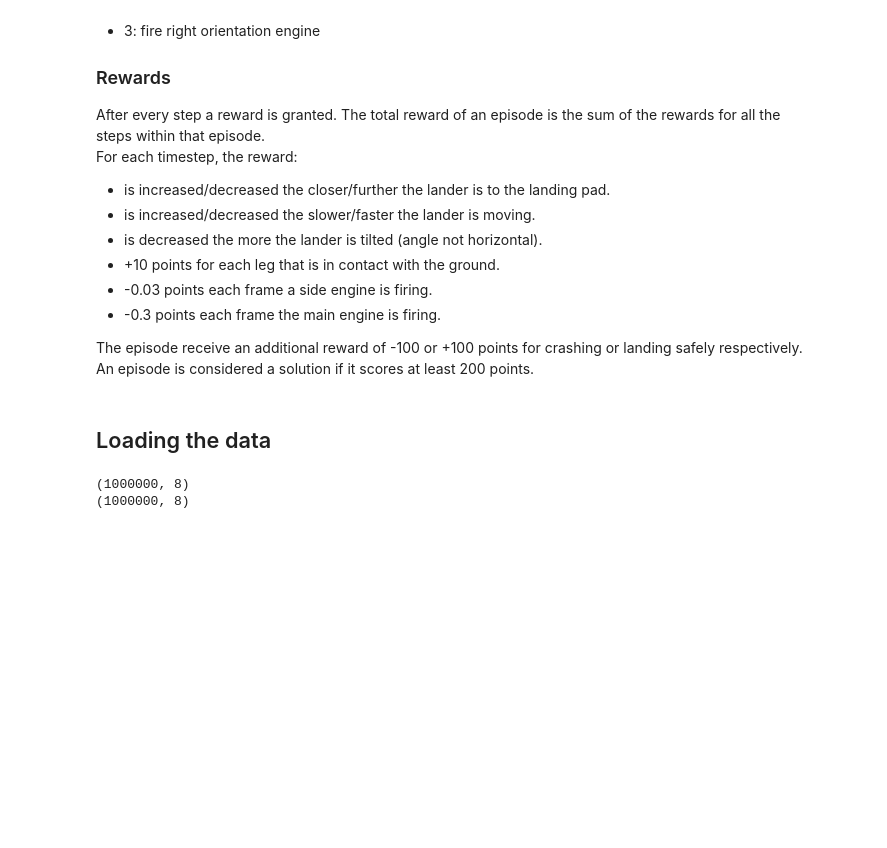
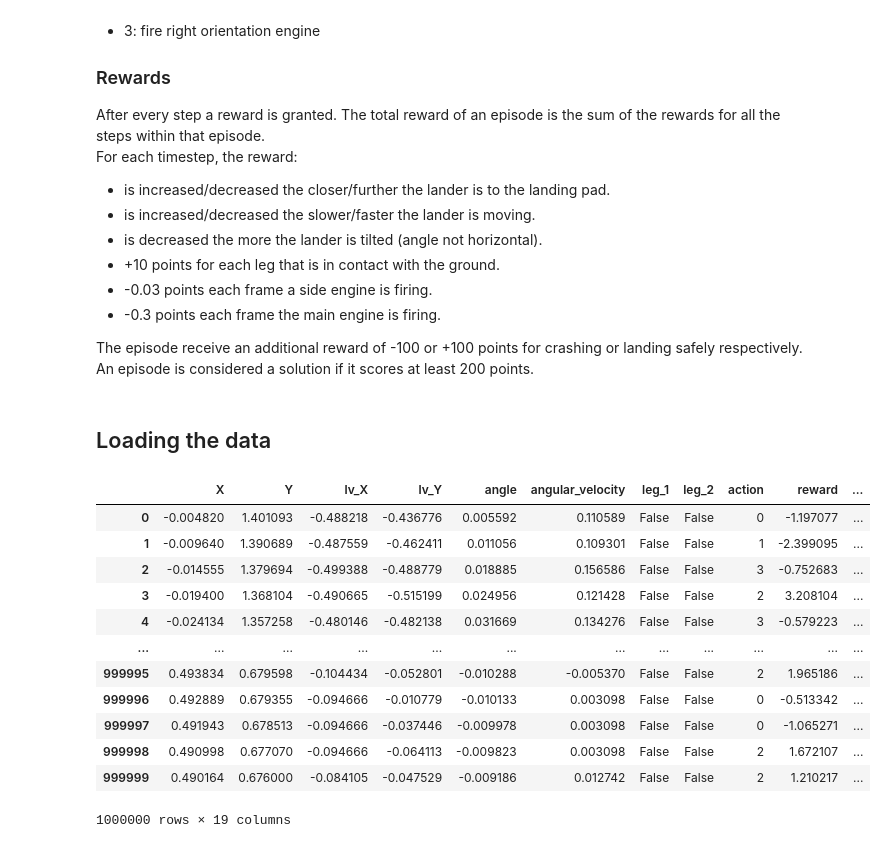
Before and after one commit to andonov16/Offline_RL_PW, a Jupyter notebook: notebooks/data_exploration.ipynb, the cells around one changed output. Cells and saved outputs as stored; diff of their text form; code cells hidden in the pictures; blank space fills up the shorter version.

```diff
--- a/notebooks/data_exploration.ipynb
+++ b/notebooks/data_exploration.ipynb
@@ -70,6 +90,16 @@ fp_observations, fp_next_observations, fp_actions, fp_rewards, fp_dones = load_d
-# %%
-print(rb_observations.shape)
-print(fp_observations.shape)
-# %% [output]
-(1000000, 8)
-(1000000, 8)
+# %%
+rb_df
+# %% [output]
+|  | X | Y | lv_X | lv_Y | angle | angular_velocity | leg_1 | leg_2 | action | reward | ... |
+| 0 | -0.004820 | 1.401093 | -0.488218 | -0.436776 | 0.005592 | 0.110589 | False | False | 0 | -1.197077 | ... |
+| 1 | -0.009640 | 1.390689 | -0.487559 | -0.462411 | 0.011056 | 0.109301 | False | False | 1 | -2.399095 | ... |
+| 2 | -0.014555 | 1.379694 | -0.499388 | -0.488779 | 0.018885 | 0.156586 | False | False | 3 | -0.752683 | ... |
+| 3 | -0.019400 | 1.368104 | -0.490665 | -0.515199 | 0.024956 | 0.121428 | False | False | 2 | 3.208104 | ... |
+| 4 | -0.024134 | 1.357258 | -0.480146 | -0.482138 | 0.031669 | 0.134276 | False | False | 3 | -0.579223 | ... |
+| ... | ... | ... | ... | ... | ... | ... | ... | ... | ... | ... | ... |
+| 999995 | 0.493834 | 0.679598 | -0.104434 | -0.052801 | -0.010288 | -0.005370 | False | False | 2 | 1.965186 | ... |
+| 999996 | 0.492889 | 0.679355 | -0.094666 | -0.010779 | -0.010133 | 0.003098 | False | False | 0 | -0.513342 | ... |
+| 999997 | 0.491943 | 0.678513 | -0.094666 | -0.037446 | -0.009978 | 0.003098 | False | False | 0 | -1.065271 | ... |
+| 999998 | 0.490998 | 0.677070 | -0.094666 | -0.064113 | -0.009823 | 0.003098 | False | False | 2 | 1.672107 | ... |
+| 999999 | 0.490164 | 0.676000 | -0.084105 | -0.047529 | -0.009186 | 0.012742 | False | False | 2 | 1.210217 | ... |
+1000000 rows × 19 columns
```
Also changed, not shown: parts of 19 cells of this notebook, 6 other files.
